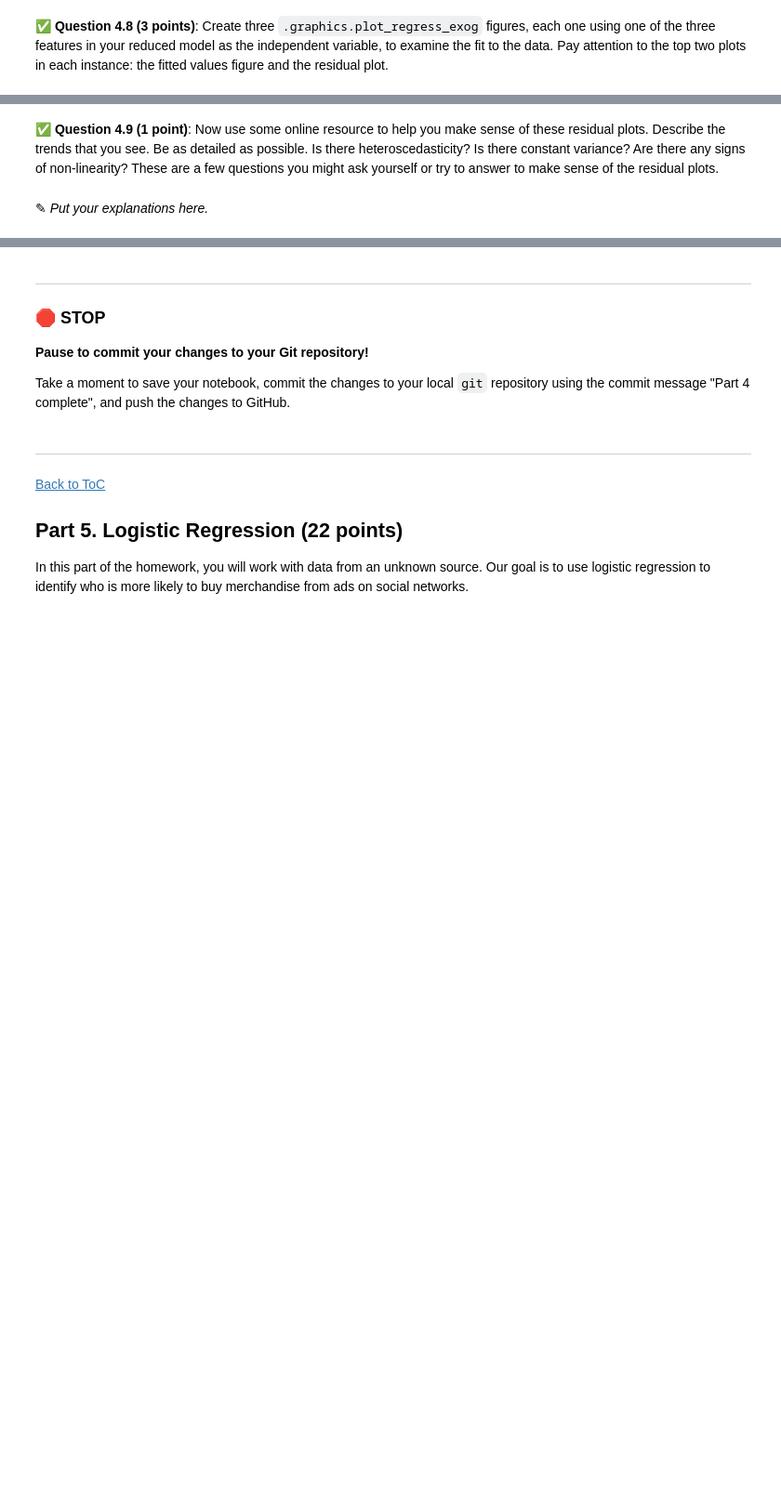
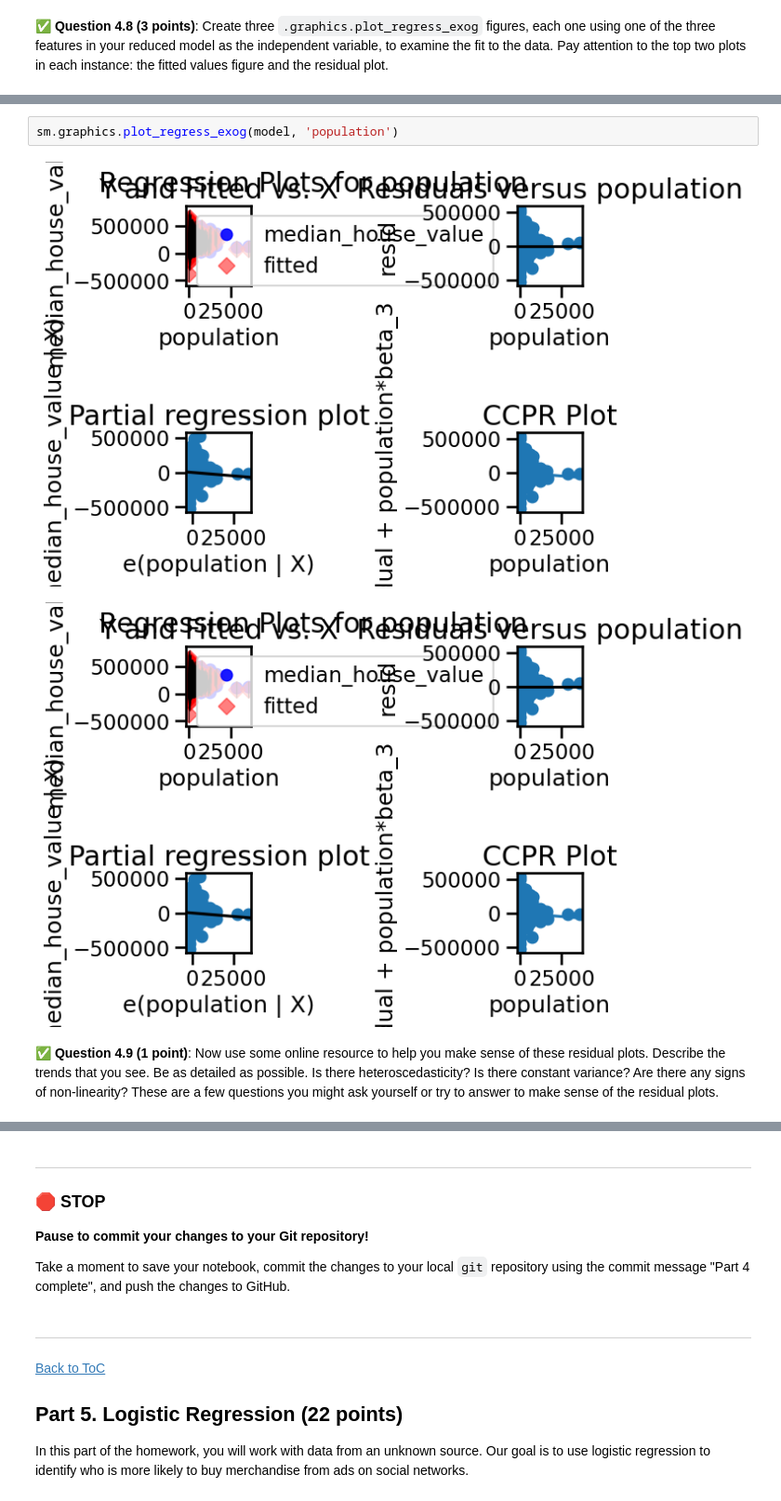
Before and after one commit to nasajoel2032/CMSE202-f25-turnin, a Jupyter notebook: hw-03/HW3.ipynb, the cells around one changed output, grey strips where cells are left out. Shown at 93% size. Saved outputs shown, nothing was run; the diff lists cells and outputs as text; blank space fills up the shorter version.

```diff
--- a/hw-03/HW3.ipynb
+++ b/hw-03/HW3.ipynb
@@ -369,4 +436,7 @@ Multicollinearity is a statistical phenomenon where some of the features in a mo
+# %%
+sm.graphics.plot_regress_exog(model, 'population')
+# %% [output]
+[figure, added]
+[figure, added]
 # %% [markdown]
 &#9989;  **Question 4.9 (1 point)**: Now use some online resource to help you make sense of these residual plots. Describe the trends that you see. Be as detailed as possible. Is there heteroscedasticity? Is there constant variance? Are there any signs of non-linearity? These are a few questions you might ask yourself or try to answer to make sense of the residual plots.
-# %% [markdown]
-<font size=+3>&#9998;</font> _Put your explanations here._
```
Also changed, not shown: parts of 21 cells of this notebook.
